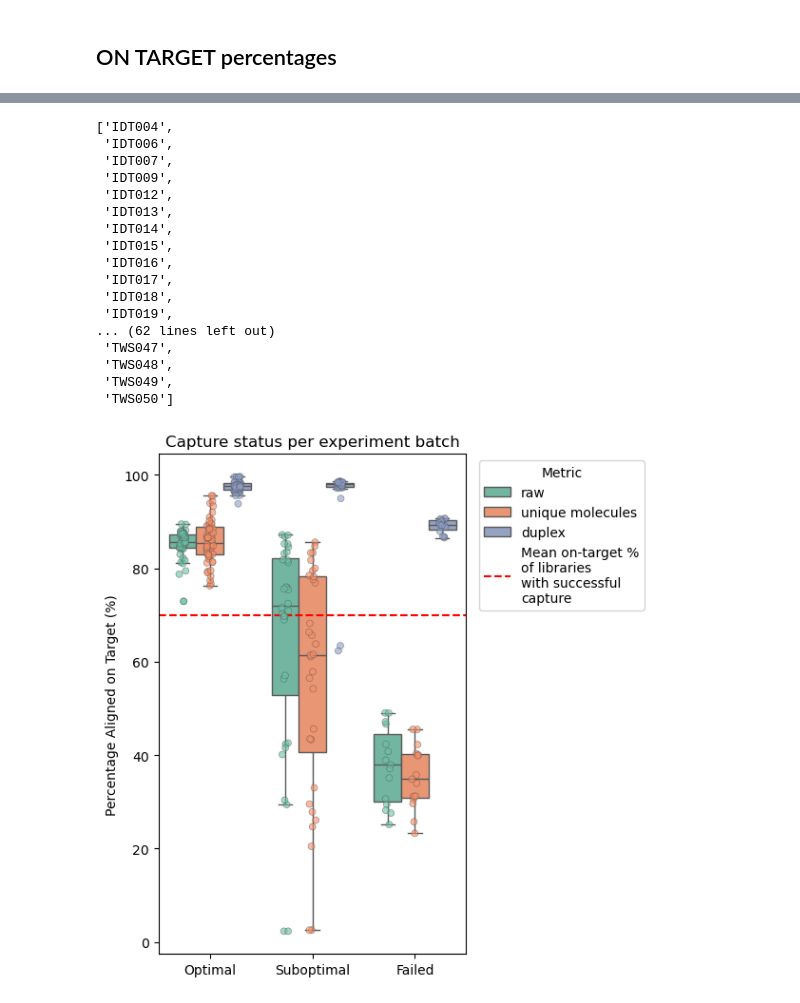
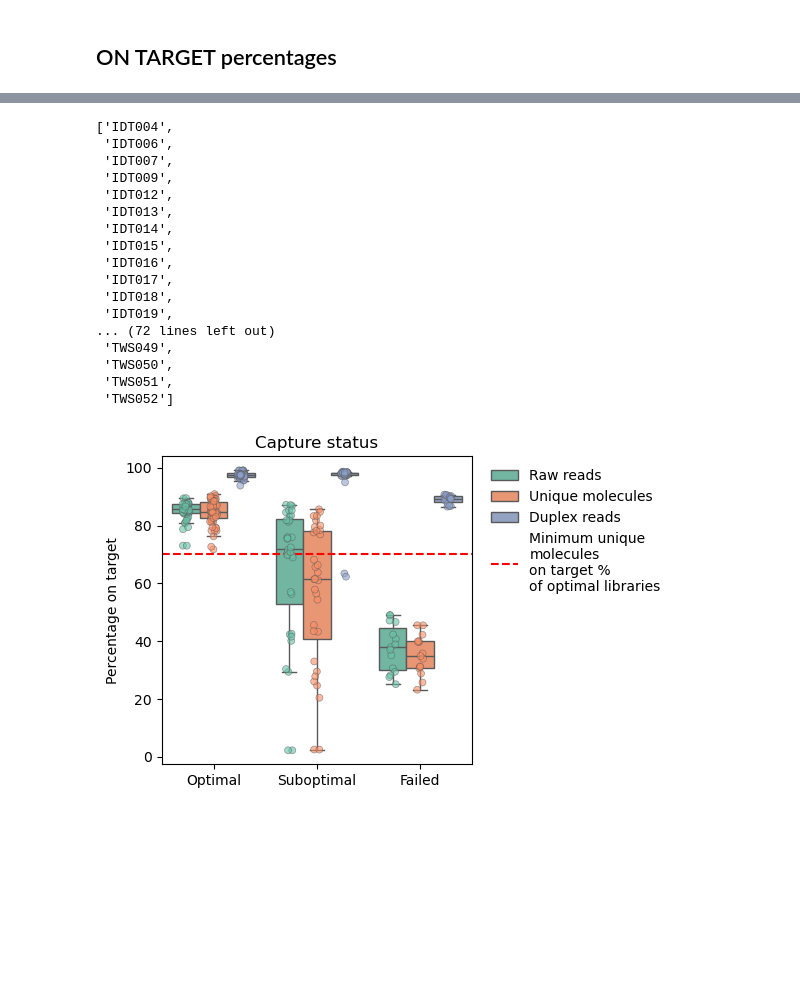
Before and after one commit to bbglab/DeepClone_protocol, a Jupyter notebook: figure3/plot_ontarget_experiments.ipynb, the cells around one changed output, grey strips where cells are left out. Cells and saved outputs as stored; diff of their text form; code cells hidden in the pictures; blank space fills up the shorter version.

Commit message:
add fig3 plots

```diff
--- a/figure3/plot_ontarget_experiments.ipynb
+++ b/figure3/plot_ontarget_experiments.ipynb
@@ -11,4 +11,5 @@ from sklearn import preprocessing
 wetlab_analysis_dir = '/data/bbg/projects/prominent/analysis/wetlab_analysis/data'
 plotsdir = f"{wetlab_analysis_dir}/plots"
 # %%
-data = pd.read_table("/data/bbg/projects/prominent/analysis/wetlab_analysis/data/output_data/2025-12-23.WetDryMetrics.tsv")
+# data = pd.read_table("/data/bbg/projects/prominent/analysis/wetlab_analysis/data/output_data/2025-12-23.WetDryMetrics.tsv")
+data = pd.read_table("/data/bbg/projects/prominent/analysis/wetlab_analysis/data/output_data/2026-03-18.WetDryMetrics.tsv")
@@ -15,10 +36,18 @@ data = pd.read_table("/data/bbg/projects/prominent/analysis/wetlab_analysis/data
 # %% [markdown]
 ## ON TARGET percentages
 # %%
+data["OptimalReadXDuplexRead"] = (data['FamMetrics>>total_GBs_for_optimal']/300*1e9) / data['FamMetrics>>all.duplex.dscs']
 subset_data = data[['PROJECT', 'Sample ID', 'BamQC>>raw.percentage_aligned_on_target','ANALYSIS_BATCH',
                     'BamQC>>am.percentage_aligned_on_target',
                     'BamQC>>duplex.percentage_aligned_on_target',
-                    'FamMetrics>>on_target.unique_molecules_perc'
+                    'FamMetrics>>on_target.unique_molecules_perc',
+                    'DryLab>>on_target.duplex.efficiency',
+                    'Combined>>unique_molecules_obs/exp1',
+                    'Combined>>unique_molecules_obs/exp6',
+                    'Combined>>recovery.input_ng2duplex_depth',
+                    'Combined>>recovery.lig_ng2duplex_depth',
+                    'Combined>>recovery.qpcr_ng2duplex_depth',
+                    "OptimalReadXDuplexRead"
                     ]].copy()
 subset_data['FamMetrics>>on_target'] = subset_data['FamMetrics>>on_target.unique_molecules_perc'] * 100
 subset_data[subset_data["PROJECT"].str.startswith("IDT")].groupby("PROJECT")[['BamQC>>raw.percentage_aligned_on_target',
@@ -60,11 +89,11 @@ sorted(subset_data["PROJECT"].unique())
  'IDT017',
  'IDT018',
  'IDT019',
-... (62 lines left out)
- 'TWS047',
- 'TWS048',
+... (72 lines left out)
  'TWS049',
- 'TWS050']
+ 'TWS050',
+ 'TWS051',
+ 'TWS052']
 # %%
 # your variables of interest
 to_plot = [
@@ -107,41 +136,45 @@ long_df = df.melt(
 )
 
 # rename Metric column for nicer display
-long_df["Metric"] = long_df["Metric"].str.replace("BamQC>>", "").str.replace(".percentage_aligned_on_target", "").str.replace("am", "unique molecules")
-
+long_df["Metric"] = long_df["Metric"].str.replace("BamQC>>", "").str.replace(".percentage_aligned_on_target", "")
+long_df["Metric"] = long_df["Metric"].map({
+    'raw': 'Raw reads',
+    'am': 'Unique molecules',
+    'duplex': 'Duplex reads',})
 # set up plot
-plt.figure(figsize=(6, 6))
+plt.figure(figsize=(4, 4))
 sns.boxplot(
     data=long_df,
     x="CaptureStatus",
     y="Percentage_on_target",
     hue="Metric",
     palette="Set2",
     order = ["Optimal", "Suboptimal", "Failed"],
     showfliers=False
 )
 sns.stripplot(
     data=long_df,
     x="CaptureStatus",
     y="Percentage_on_target",
     hue="Metric",
     dodge=True,
     alpha=0.6,
     order = ["Optimal", "Suboptimal", "Failed"],
     palette="Set2",
     linewidth=0.5,
     edgecolor="gray",
     legend=False
 )
-plt.axhline(y=70, color='red', linestyle='--', label='Mean on-target %\nof libraries\nwith successful\ncapture')  # vertical line to separate batches
+plt.axhline(y=70, color='red', linestyle='--', label='Minimum unique\nmolecules\non target %\nof optimal libraries')
 # tidy up
-plt.title("Capture status per experiment batch", fontsize=12)
+plt.title("Capture status", fontsize=12)
 plt.xlabel("")
-plt.ylabel("Percentage Aligned on Target (%)")
+plt.xticks(range(len(df["CaptureStatus"].unique())), ["Optimal", "Suboptimal", "Failed"])
+plt.ylabel("Percentage on target")
 # plt.xticks(range(len(df["PROJECT"].unique())), [f"Exp_{i}" for i in range(len(df["PROJECT"].unique()))])
-plt.legend(title="Metric", bbox_to_anchor=(1.02, 1), loc='upper left')
-plt.tight_layout()
-plt.savefig("capture_status_plot.png", dpi=300, bbox_inches='tight')
+plt.legend(title="", bbox_to_anchor=(1.02, 1), loc='upper left', frameon =False)
+# plt.tight_layout()
+plt.savefig("capture_status_plot.pdf", dpi=300, bbox_inches='tight')
 plt.show()
 # %% [output]
-[figure, old version]
+[figure, new version]
```
Also changed, not shown: parts of 6 cells of this notebook, 4 other files.
